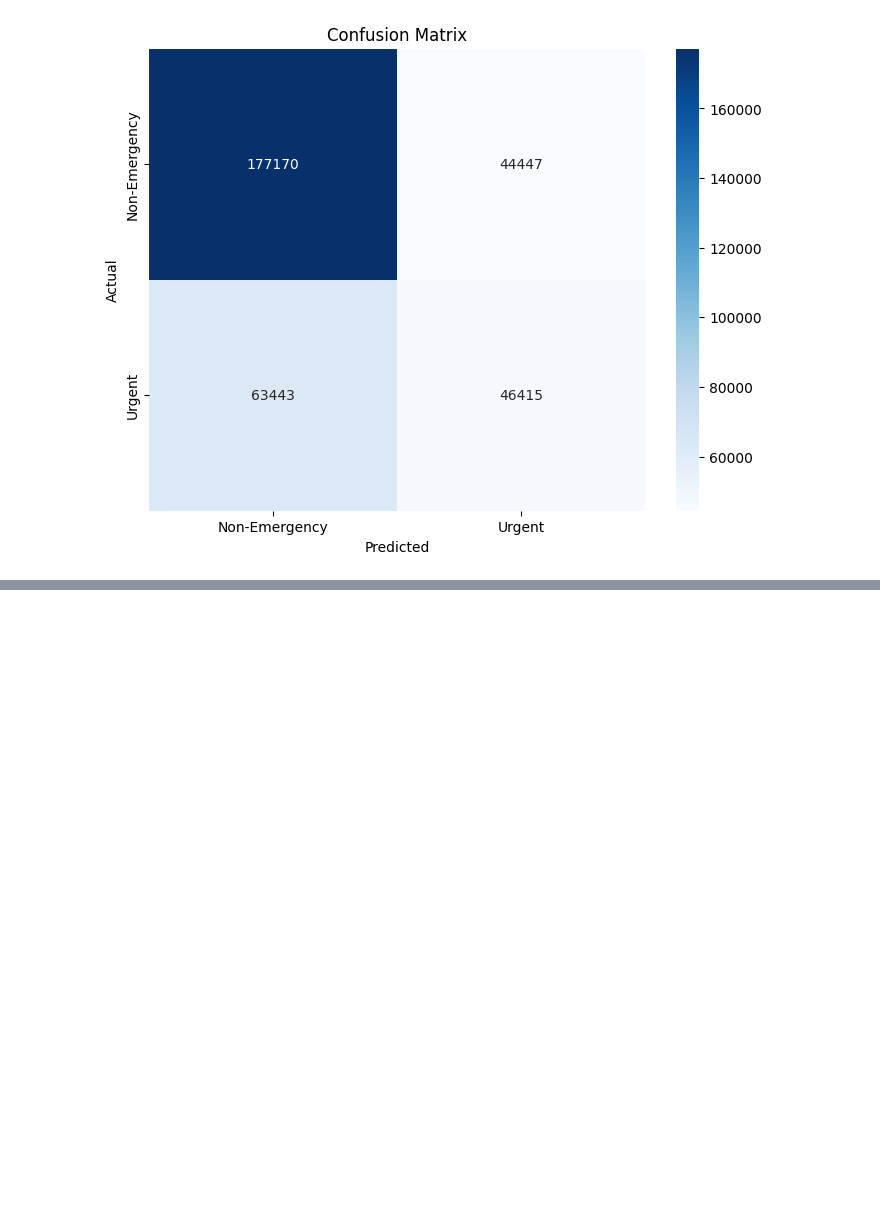
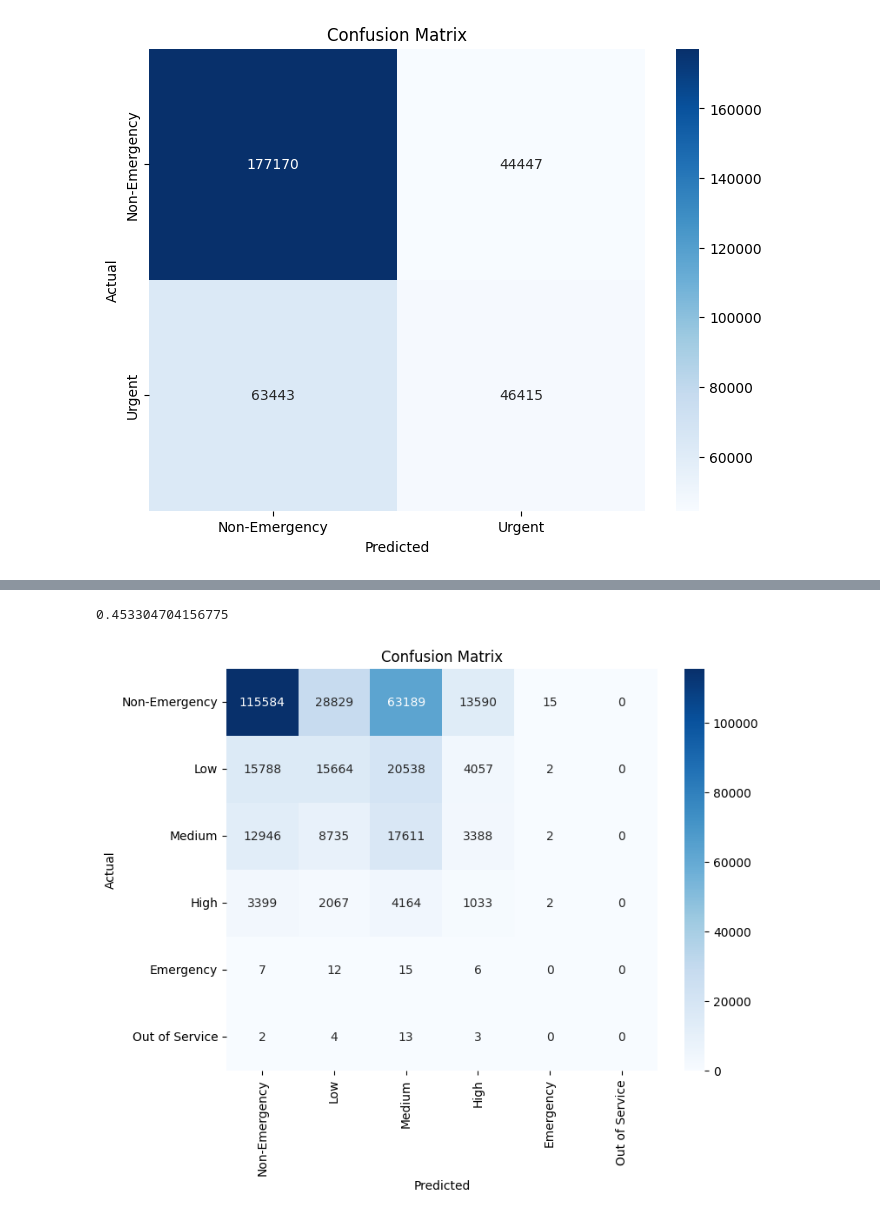
Before and after one commit to jmart305/ds4ph_term4_capstone, a Jupyter notebook: prediction_model.ipynb, the cells around one changed output, grey strips where cells are left out. Drawn from its saved outputs; the diff is of its cells as text; code cells hidden in the pictures; blank space fills up the shorter version.

Commit message:
add no description model

```diff
--- a/prediction_model.ipynb
+++ b/prediction_model.ipynb
@@ -725,0 +867,32 @@ with open('binary_preprocessors.pkl', 'wb') as f:
+# %%
+# Make Predictions on Test Data
+model4.eval()
+with torch.no_grad():
+    logits = model4(X_test)
+    probs = torch.softmax(logits, dim = 1)
+    preds = torch.argmax(probs, dim = 1)
+
+# Get Accuracy on Testing Set
+print(np.mean(preds.numpy() == Y_test))
+# %% [output]
+0.453304704156775
+# %%
+# Plot and generate the confusion matrix
+y_true = Y_test
+y_pred = preds.numpy()
+
+# Generate confusion matrix
+cm = confusion_matrix(y_true, y_pred)
+
+# Plot confusion matrix
+plt.figure(figsize=(8, 6))
+sns.heatmap(cm, annot=True, fmt='d', cmap='Blues',
+            xticklabels=le_priority.classes_,
+            yticklabels=le_priority.classes_)
+plt.xlabel('Predicted')
+plt.ylabel('Actual')
+plt.title('Confusion Matrix')
+plt.savefig('confusion_matrix_no_description.png', dpi=300, bbox_inches='tight')
+plt.show()
+# %% [output]
+[figure, added]
```
Also changed, not shown: parts of 7 cells of this notebook, 1 other file.
